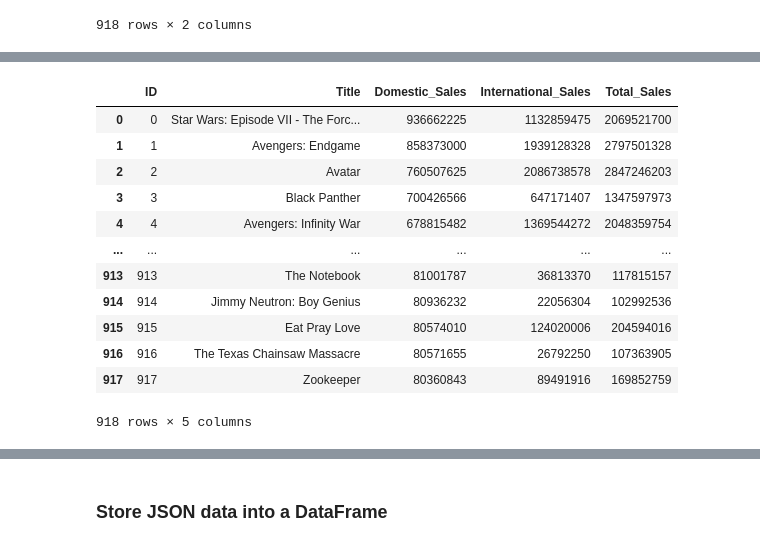
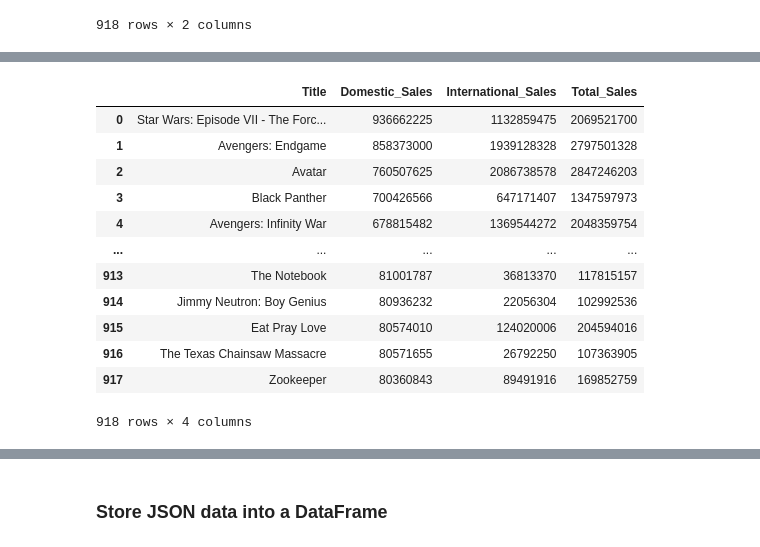
Before and after one commit to csaxr0/Project-2, a Jupyter notebook: data_etl.ipynb, the cells around one changed output, grey strips where cells are left out. Cells and saved outputs as stored; diff of their text form; code cells hidden in the pictures.

```diff
--- a/data_etl.ipynb
+++ b/data_etl.ipynb
@@ -80,20 +87,20 @@ film_data_df
 # %%
-film_data_df = film_data_df[['ID', 'Movie_Title', 'Domestic_Sales', 'International_Sales', 'Total_Sales']].copy()
+film_data_df = film_data_df[['Movie_Title', 'Domestic_Sales', 'International_Sales', 'Total_Sales']].copy()
 
 
 film_data_df.rename(columns={'Movie_Title': 'Title'}, inplace=True)
 film_data_df
 # %% [output]
-|  | ID | Title | Domestic_Sales | International_Sales | Total_Sales |
-| 0 | 0 | Star Wars: Episode VII - The Forc... | 936662225 | 1132859475 | 2069521700 |
-| 1 | 1 | Avengers: Endgame | 858373000 | 1939128328 | 2797501328 |
-| 2 | 2 | Avatar | 760507625 | 2086738578 | 2847246203 |
-| 3 | 3 | Black Panther | 700426566 | 647171407 | 1347597973 |
-| 4 | 4 | Avengers: Infinity War | 678815482 | 1369544272 | 2048359754 |
-| ... | ... | ... | ... | ... | ... |
-| 913 | 913 | The Notebook | 81001787 | 36813370 | 117815157 |
-| 914 | 914 | Jimmy Neutron: Boy Genius | 80936232 | 22056304 | 102992536 |
-| 915 | 915 | Eat Pray Love | 80574010 | 124020006 | 204594016 |
-| 916 | 916 | The Texas Chainsaw Massacre | 80571655 | 26792250 | 107363905 |
-| 917 | 917 | Zookeeper | 80360843 | 89491916 | 169852759 |
+|  | Title | Domestic_Sales | International_Sales | Total_Sales |
+| 0 | Star Wars: Episode VII - The Forc... | 936662225 | 1132859475 | 2069521700 |
+| 1 | Avengers: Endgame | 858373000 | 1939128328 | 2797501328 |
+| 2 | Avatar | 760507625 | 2086738578 | 2847246203 |
+| 3 | Black Panther | 700426566 | 647171407 | 1347597973 |
+| 4 | Avengers: Infinity War | 678815482 | 1369544272 | 2048359754 |
+| ... | ... | ... | ... | ... |
+| 913 | The Notebook | 81001787 | 36813370 | 117815157 |
+| 914 | Jimmy Neutron: Boy Genius | 80936232 | 22056304 | 102992536 |
+| 915 | Eat Pray Love | 80574010 | 124020006 | 204594016 |
+| 916 | The Texas Chainsaw Massacre | 80571655 | 26792250 | 107363905 |
+| 917 | Zookeeper | 80360843 | 89491916 | 169852759 |
-918 rows × 5 columns
+918 rows × 4 columns
```
Also changed, not shown: parts of 26 cells of this notebook, 7 other files.
